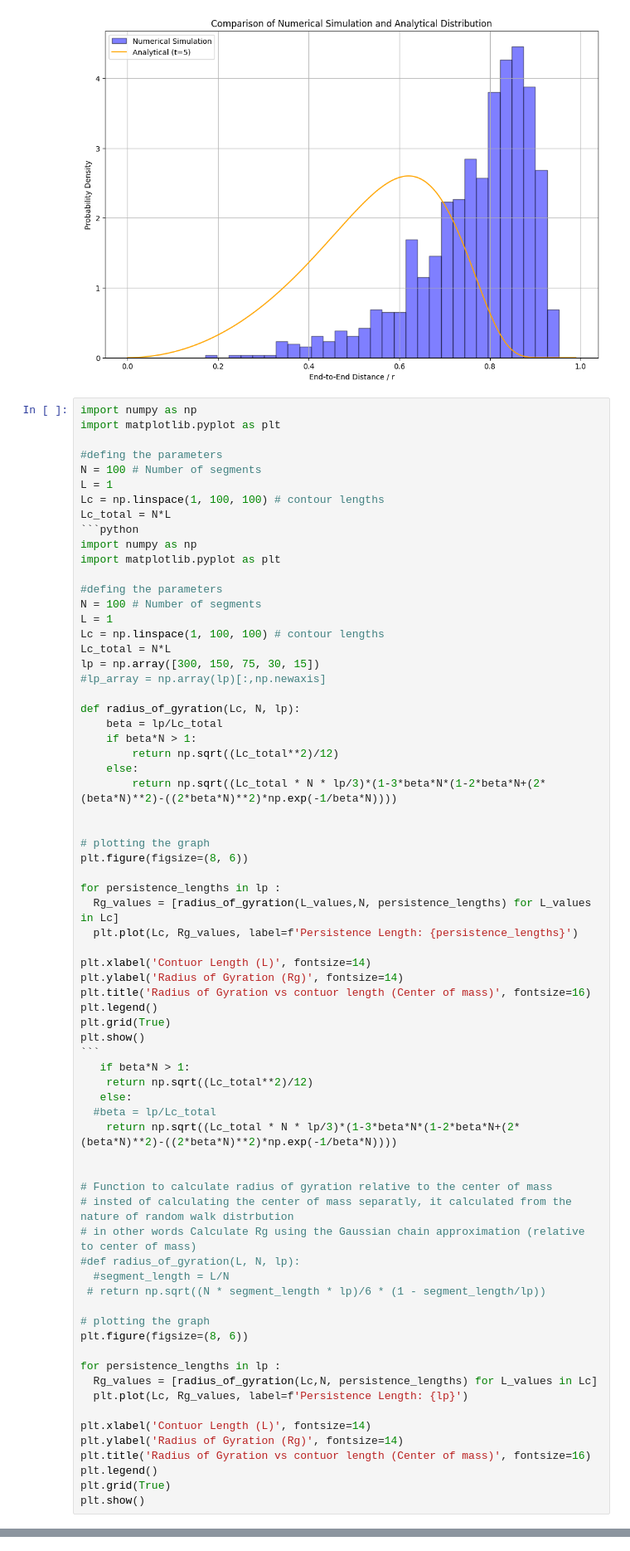
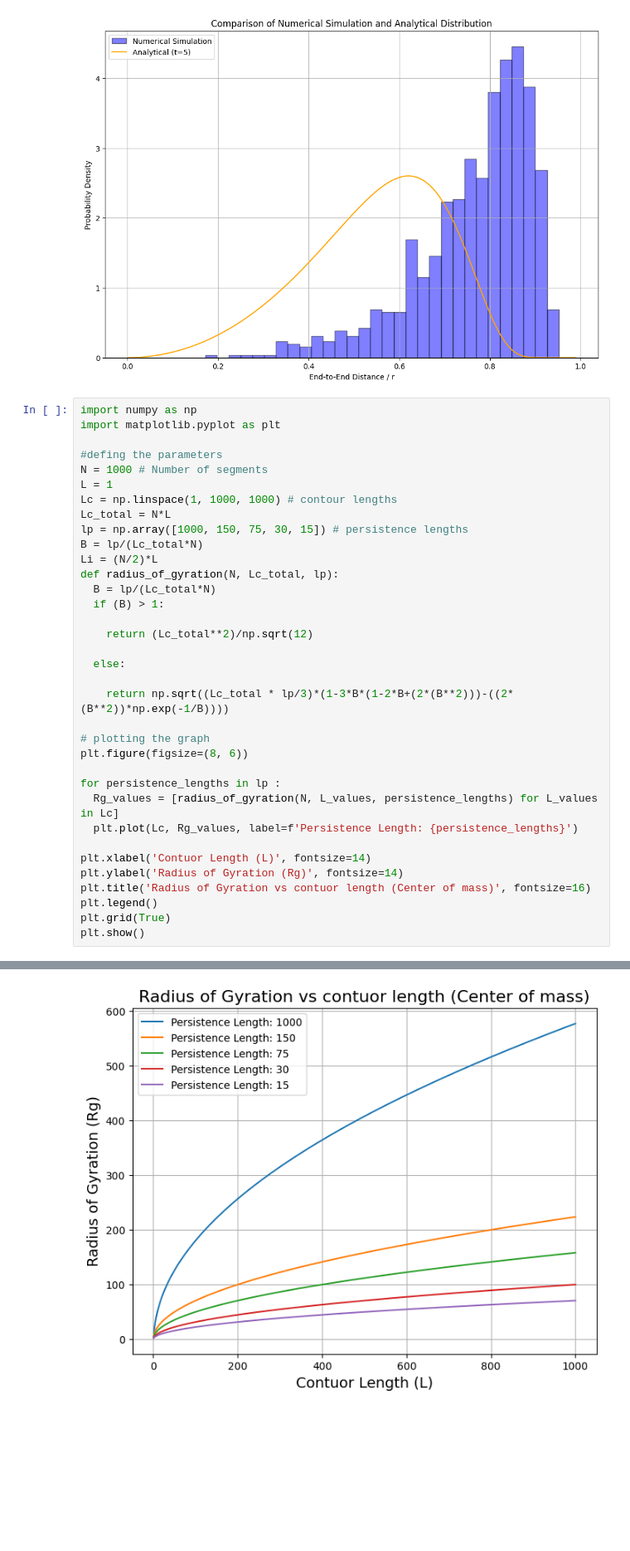
Before and after one commit to B-hub-hue/Python.exam_polymer, a Jupyter notebook: Python_exam_py.ipynb, the cells around one changed output, grey strips where cells are left out. Shown at 83% size. Saved outputs shown, nothing was run; the diff lists cells and outputs as text; blank space fills up the shorter version.

Commit message:
now the code is fixed but also the number of segments has increased

````diff
--- a/Python_exam_py.ipynb
+++ b/Python_exam_py.ipynb
@@ -199,35 +199,28 @@ import numpy as np
 import matplotlib.pyplot as plt
 
 #defing the parameters
-N = 100 # Number of segments
+N = 1000 # Number of segments
 L = 1
-Lc = np.linspace(1, 100, 100) # contour lengths
+Lc = np.linspace(1, 1000, 1000) # contour lengths
 Lc_total = N*L
-```python
-import numpy as np
-import matplotlib.pyplot as plt
+lp = np.array([1000, 150, 75, 30, 15]) # persistence lengths
+B = lp/(Lc_total*N)
+Li = (N/2)*L
+def radius_of_gyration(N, Lc_total, lp):
+  B = lp/(Lc_total*N)
+  if (B) > 1:
 
-#defing the parameters
-N = 100 # Number of segments
-L = 1
-Lc = np.linspace(1, 100, 100) # contour lengths
-Lc_total = N*L
-lp = np.array([300, 150, 75, 30, 15])
-#lp_array = np.array(lp)[:,np.newaxis]
+    return (Lc_total**2)/np.sqrt(12)
 
-def radius_of_gyration(Lc, N, lp):
-    beta = lp/Lc_total
-    if beta*N > 1:
-        return np.sqrt((Lc_total**2)/12)
-    else:
-        return np.sqrt((Lc_total * N * lp/3)*(1-3*beta*N*(1-2*beta*N+(2*(beta*N)**2)-((2*beta*N)**2)*np.exp(-1/beta*N))))
+  else:
 
+    return np.sqrt((Lc_total * lp/3)*(1-3*B*(1-2*B+(2*(B**2)))-((2*(B**2))*np.exp(-1/B))))
 
 # plotting the graph
 plt.figure(figsize=(8, 6))
 
 for persistence_lengths in lp :
-  Rg_values = [radius_of_gyration(L_values,N, persistence_lengths) for L_values in Lc]
+  Rg_values = [radius_of_gyration(N, L_values, persistence_lengths) for L_values in Lc]
   plt.plot(Lc, Rg_values, label=f'Persistence Length: {persistence_lengths}')
 
 plt.xlabel('Contuor Length (L)', fontsize=14)
@@ -236,32 +229,4 @@ plt.title('Radius of Gyration vs contuor length (Center of mass)', fontsize=16)
 plt.legend()
 plt.grid(True)
 plt.show()
-```
-   if beta*N > 1:
-    return np.sqrt((Lc_total**2)/12)
-   else:
-  #beta = lp/Lc_total
-    return np.sqrt((Lc_total * N * lp/3)*(1-3*beta*N*(1-2*beta*N+(2*(beta*N)**2)-((2*beta*N)**2)*np.exp(-1/beta*N))))
-
-
-# Function to calculate radius of gyration relative to the center of mass
-# insted of calculating the center of mass separatly, it calculated from the nature of random walk distrbution
-# in other words Calculate Rg using the Gaussian chain approximation (relative to center of mass)
-#def radius_of_gyration(L, N, lp):
-  #segment_length = L/N
- # return np.sqrt((N * segment_length * lp)/6 * (1 - segment_length/lp))
-
-# plotting the graph
-plt.figure(figsize=(8, 6))
-
-for persistence_lengths in lp :
-  Rg_values = [radius_of_gyration(Lc,N, persistence_lengths) for L_values in Lc]
-  plt.plot(Lc, Rg_values, label=f'Persistence Length: {lp}')
-
-plt.xlabel('Contuor Length (L)', fontsize=14)
-plt.ylabel('Radius of Gyration (Rg)', fontsize=14)
-plt.title('Radius of Gyration vs contuor length (Center of mass)', fontsize=16)
-plt.legend()
-plt.grid(True)
-plt.show()
 # %% [output]
@@ -268,0 +233 @@ SyntaxError: cannot assign to expression here. Maybe you meant '==' instead of '
+[figure, added]
````
Also changed, not shown: parts of 3 cells of this notebook.
